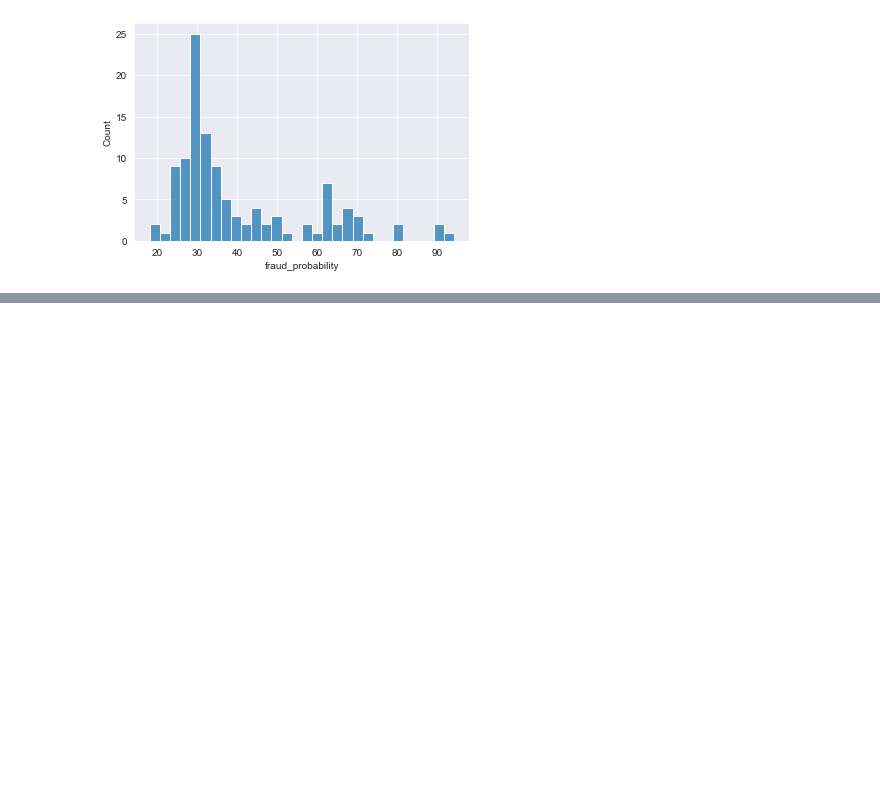
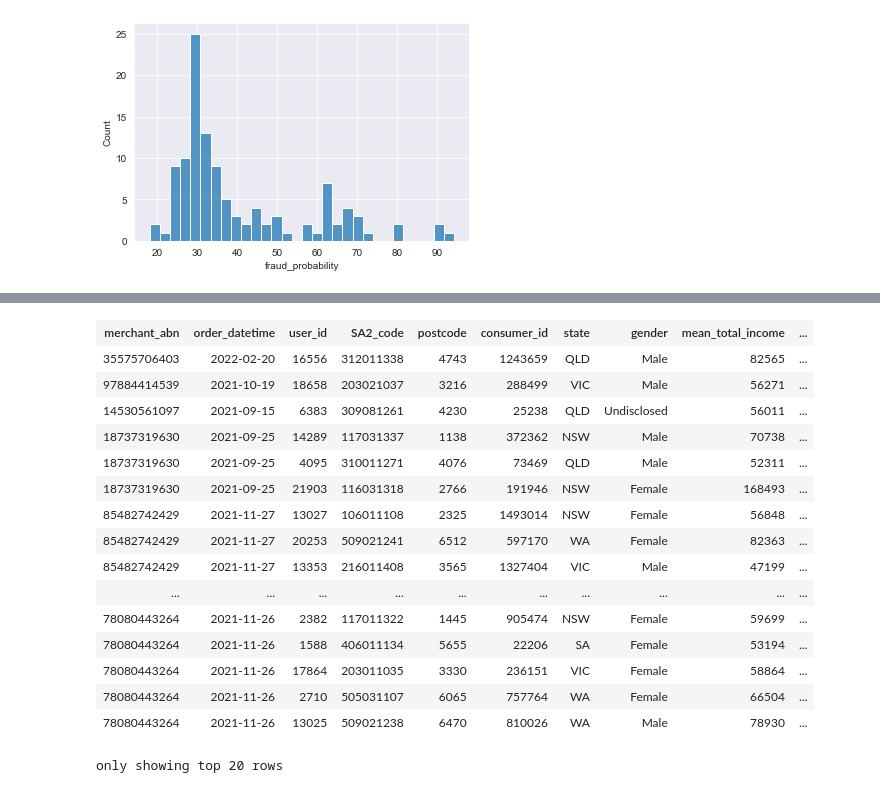
Before and after one commit to MAST30034-Applied-Data-Science/generic-buy-now-pay-later-project-group-14, a Jupyter notebook: notebooks/fraud.ipynb, the cells around one changed output, grey strips where cells are left out. Drawn from its saved outputs; the diff is of its cells as text; code cells hidden in the pictures; blank space fills up the shorter version.

```diff
--- a/notebooks/fraud.ipynb
+++ b/notebooks/fraud.ipynb
@@ -35,0 +96,21 @@ sns.histplot(merchant_df["fraud_probability"], bins=30)
+# %%
+merchant_sample = sdf.join(merchant_fraud_sdf, ["merchant_abn", "order_datetime"], how="inner")
+merchant_sample.sort(merchant_sample.fraud_probability.desc())
+# %% [output]
+| merchant_abn | order_datetime | user_id | SA2_code | postcode | consumer_id | state | gender | mean_total_income | ... |
+| 35575706403 | 2022-02-20 | 16556 | 312011338 | 4743 | 1243659 | QLD | Male | 82565 | ... |
+| 97884414539 | 2021-10-19 | 18658 | 203021037 | 3216 | 288499 | VIC | Male | 56271 | ... |
+| 14530561097 | 2021-09-15 | 6383 | 309081261 | 4230 | 25238 | QLD | Undisclosed | 56011 | ... |
+| 18737319630 | 2021-09-25 | 14289 | 117031337 | 1138 | 372362 | NSW | Male | 70738 | ... |
+| 18737319630 | 2021-09-25 | 4095 | 310011271 | 4076 | 73469 | QLD | Male | 52311 | ... |
+| 18737319630 | 2021-09-25 | 21903 | 116031318 | 2766 | 191946 | NSW | Female | 168493 | ... |
+| 85482742429 | 2021-11-27 | 13027 | 106011108 | 2325 | 1493014 | NSW | Female | 56848 | ... |
+| 85482742429 | 2021-11-27 | 20253 | 509021241 | 6512 | 597170 | WA | Female | 82363 | ... |
+| 85482742429 | 2021-11-27 | 13353 | 216011408 | 3565 | 1327404 | VIC | Male | 47199 | ... |
+| ... | ... | ... | ... | ... | ... | ... | ... | ... | ... |
+| 78080443264 | 2021-11-26 | 2382 | 117011322 | 1445 | 905474 | NSW | Female | 59699 | ... |
+| 78080443264 | 2021-11-26 | 1588 | 406011134 | 5655 | 22206 | SA | Female | 53194 | ... |
+| 78080443264 | 2021-11-26 | 17864 | 203011035 | 3330 | 236151 | VIC | Female | 58864 | ... |
+| 78080443264 | 2021-11-26 | 2710 | 505031107 | 6065 | 757764 | WA | Female | 66504 | ... |
+| 78080443264 | 2021-11-26 | 13025 | 509021238 | 6470 | 810026 | WA | Male | 78930 | ... |
+only showing top 20 rows
```
Also changed, not shown: parts of 8 cells of this notebook.
